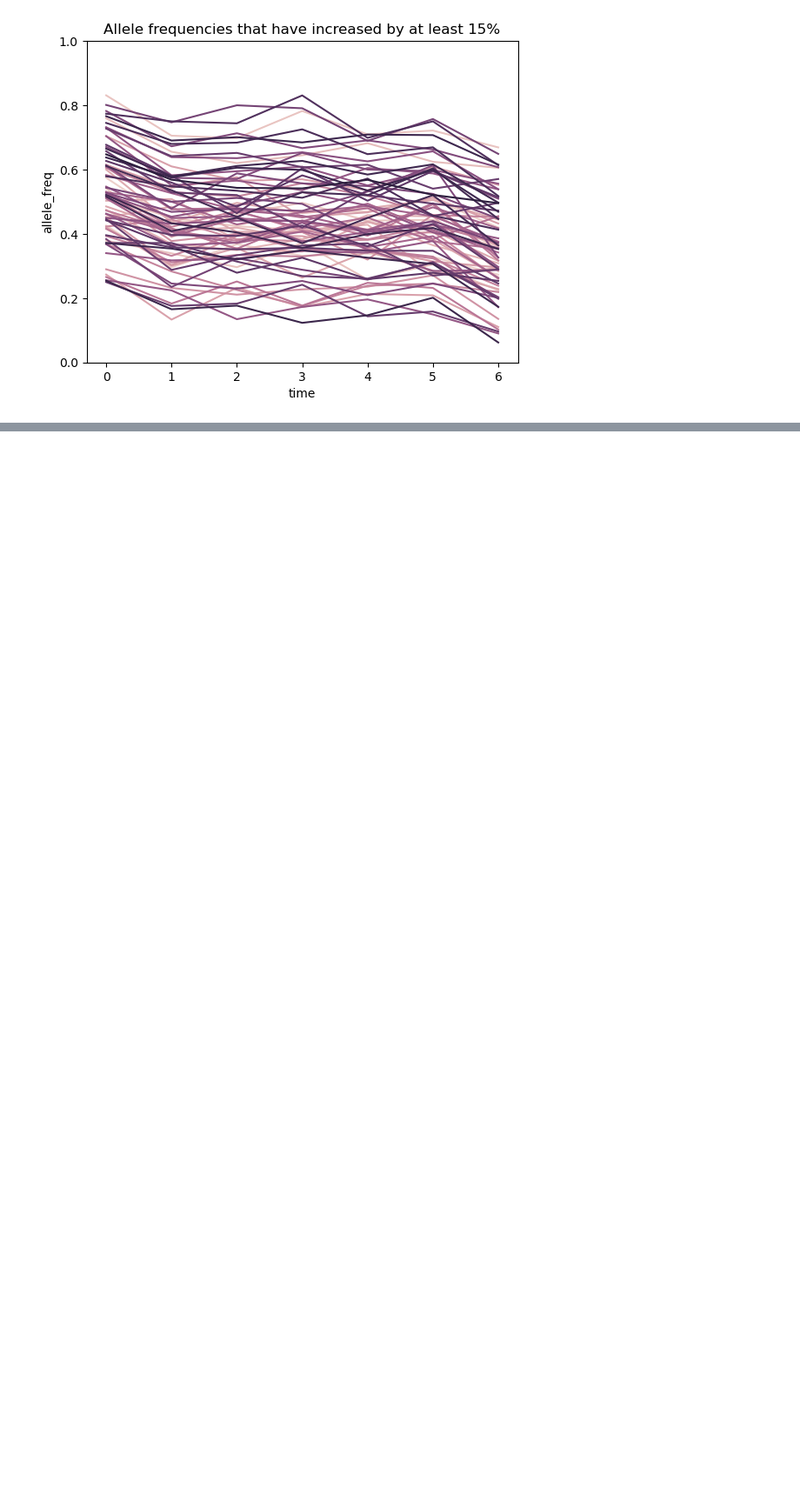
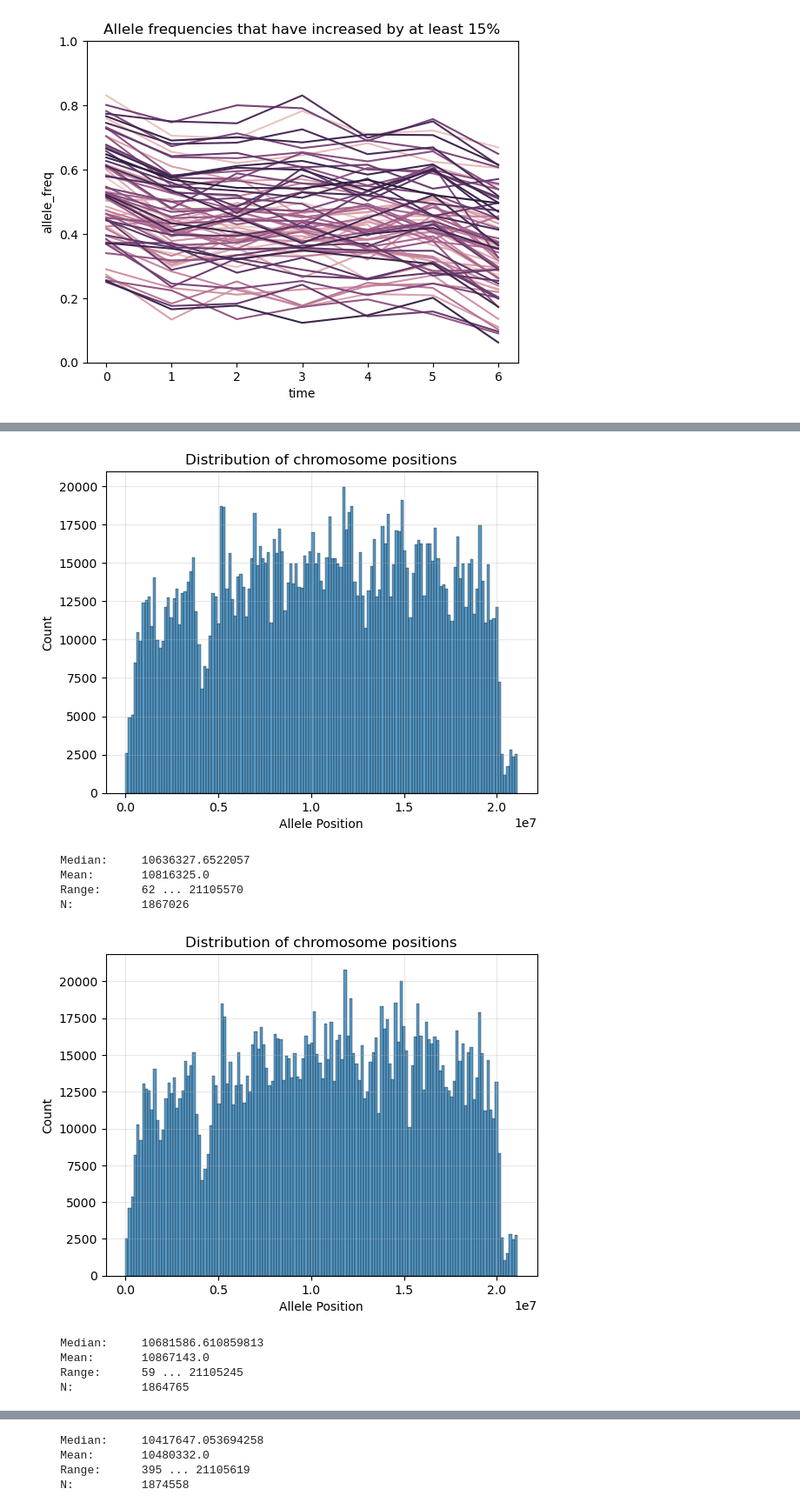
Before and after one commit to Vostanis/predicting_DFE, a Jupyter notebook: notebooks/00_explore.ipynb, the cells around one changed output, grey strips where cells are left out. Shown at 87% size. Saved outputs shown, nothing was run; the diff lists cells and outputs as text; code cells hidden in the pictures; blank space fills up the shorter version.

```diff
--- a/notebooks/00_explore.ipynb
+++ b/notebooks/00_explore.ipynb
@@ -281,3 +301,35 @@ Median:         10533599.639178874
 Mean:           10658459.0
 Range:          59 ... 21105619
 N:              7481782
+# %%
+for base in ['A', 'T', 'C', 'G']:
+    tmp = df[df.base == base]
+    plt.title("Distribution of chromosome positions")
+    sns.histplot(data=tmp, x='position')
+    plt.xlabel("Allele Position")
+    plt.grid(alpha=.3)
+    plt.show()
+
+    mean = tmp['position'].mean()
+    median = tmp['position'].median()
+    lowest = tmp['position'].min()
+    highest = tmp['position'].max()
+    n = tmp['position'].count()
+    summary = f'''
+    Median: \t{mean}
+    Mean:   \t{median}
+    Range:  \t{lowest} ... {highest}
+    N:      \t{n}
+    '''
+    print(summary)
+# %% [output]
+[figure, added]
+    Median:     10636327.6522057
+    Mean:       10816325.0
+    Range:      62 ... 21105570
+    N:          1867026
+[figure, added]
+    Median:     10681586.610859813
+    Mean:       10867143.0
+    Range:      59 ... 21105245
+    N:          1864765
@@ -283,0 +337,4 @@ N:              7481782
+    Median:     10417647.053694258
+    Mean:       10480332.0
+    Range:      395 ... 21105619
+    N:          1874558
```
Also changed, not shown: parts of 14 cells of this notebook.
